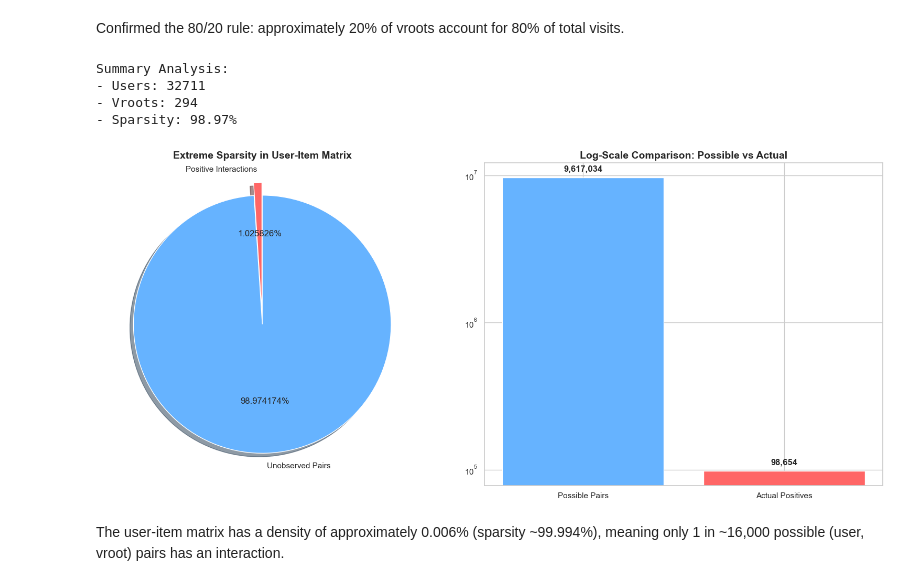
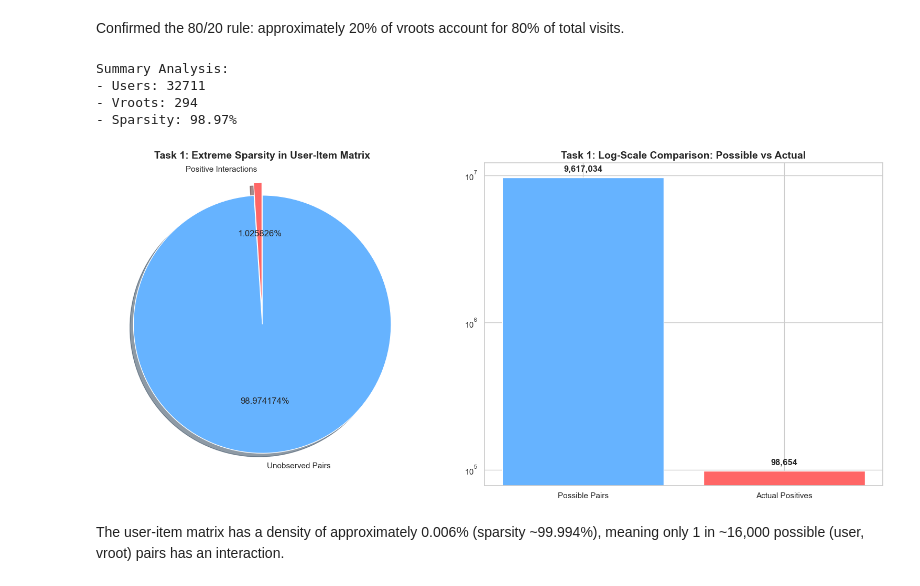
Before and after one commit to TanNguyen17/Practical-DataScience-A3, a Jupyter notebook: Practical_Data_Science_A3.ipynb, the cells around one changed output. Drawn from its saved outputs; the diff is of its cells as text; code cells hidden in the pictures.

```diff
--- a/Practical_Data_Science_A3.ipynb
+++ b/Practical_Data_Science_A3.ipynb
@@ -212,42 +199,44 @@ plt.show()
 # %% [markdown]
 Confirmed the 80/20 rule: approximately 20% of vroots account for 80% of total visits.
 # %%
-# Calculations
+# D. Sparsity Analysis
 n_users = df_train['user_id'].nunique()
 n_items = df_attr['vroot_id'].nunique()
 total_possible = n_users * n_items
 actual_positives = len(df_train)
 density = (actual_positives / total_possible) * 100
 sparsity_pct = 100 - density
 
 print(f"Summary Analysis:\n- Users: {n_users}\n- Vroots: {n_items}\n- Sparsity: {sparsity_pct:.2f}%")
 
 # Visualization
 fig, (ax1, ax2) = plt.subplots(1, 2, figsize=(16, 7))
 
+
 # 1. Pie Chart
 sizes = [actual_positives, total_possible - actual_positives]
 labels = ['Positive Interactions', 'Unobserved Pairs']
 colors = ['#ff6666', '#66b3ff']
 ax1.pie(sizes, explode=(0.1, 0), labels=labels, colors=colors, autopct='%1.6f%%', shadow=True, startangle=90)
-ax1.set_title('Extreme Sparsity in User-Item Matrix', fontsize=14, fontweight='bold')
+ax1.set_title('Task 1: Extreme Sparsity in User-Item Matrix', fontsize=14, fontweight='bold')
 
 # 2. Bar Chart (Log Scale)
 ax2.bar(['Possible Pairs', 'Actual Positives'], [total_possible, actual_positives], color=['#66b3ff', '#ff6666'])
 ax2.set_yscale('log')
-ax2.set_title('Log-Scale Comparison: Possible vs Actual', fontsize=14, fontweight='bold')
+ax2.set_title('Task 1: Log-Scale Comparison: Possible vs Actual', fontsize=14, fontweight='bold')
 
 for i, v in enumerate([total_possible, actual_positives]):
     ax2.text(i, v * 1.1, f"{v:,}", ha='center', fontweight='bold')
 
+
 plt.tight_layout()
 plt.show()
 # %% [output]
 Summary Analysis:
 - Users: 32711
 - Vroots: 294
 - Sparsity: 98.97%
-[figure, old version]
+[figure, new version]
 # %% [markdown]
 The user-item matrix has a density of approximately 0.006% (sparsity ~99.994%), meaning only 1 in ~16,000 possible (user, vroot) pairs has an interaction.
 # %%
```
Also changed, not shown: parts of 6 cells of this notebook.
